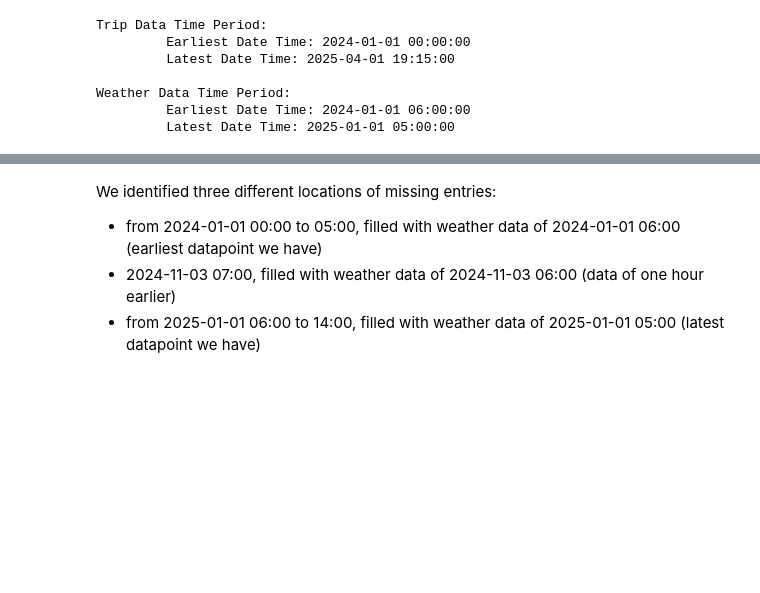
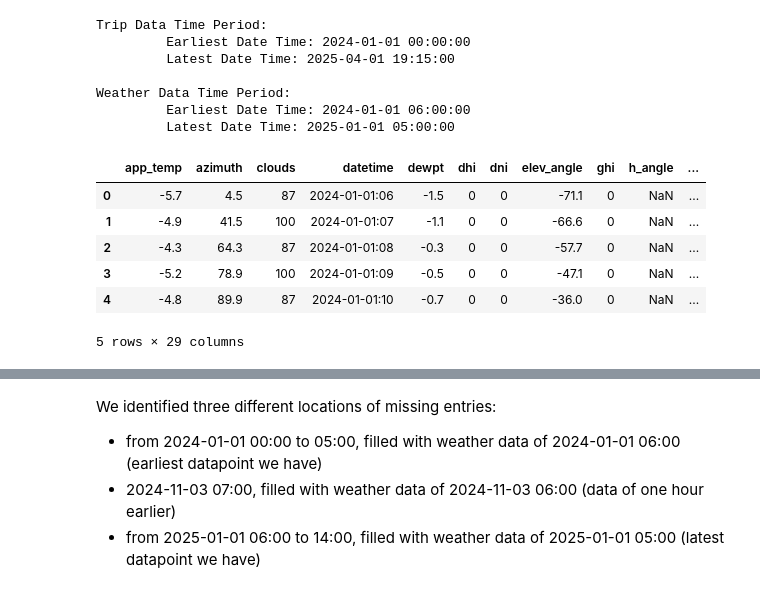
Before and after one commit to Vigro08/AAA-Team-Assignment, a Jupyter notebook: Data_Cleanup_Weather.ipynb, the cells around one changed output, grey strips where cells are left out. Cells and saved outputs as stored; diff of their text form; code cells hidden in the pictures; blank space fills up the shorter version.

```diff
--- a/Data_Cleanup_Weather.ipynb
+++ b/Data_Cleanup_Weather.ipynb
@@ -52,5 +52,15 @@ Trip Data Time Period:
 Weather Data Time Period:
          Earliest Date Time: 2024-01-01 06:00:00
          Latest Date Time: 2025-01-01 05:00:00
+# %%
+chicago_weather.head()
+# %% [output]
+|  | app_temp | azimuth | clouds | datetime | dewpt | dhi | dni | elev_angle | ghi | h_angle | ... |
+| 0 | -5.7 | 4.5 | 87 | 2024-01-01:06 | -1.5 | 0 | 0 | -71.1 | 0 | NaN | ... |
+| 1 | -4.9 | 41.5 | 100 | 2024-01-01:07 | -1.1 | 0 | 0 | -66.6 | 0 | NaN | ... |
+| 2 | -4.3 | 64.3 | 87 | 2024-01-01:08 | -0.3 | 0 | 0 | -57.7 | 0 | NaN | ... |
+| 3 | -5.2 | 78.9 | 100 | 2024-01-01:09 | -0.5 | 0 | 0 | -47.1 | 0 | NaN | ... |
+| 4 | -4.8 | 89.9 | 87 | 2024-01-01:10 | -0.7 | 0 | 0 | -36.0 | 0 | NaN | ... |
+5 rows × 29 columns
 # %%
 # check if any hourly entries are missing
```
Also changed, not shown: parts of 1 cell of this notebook.
